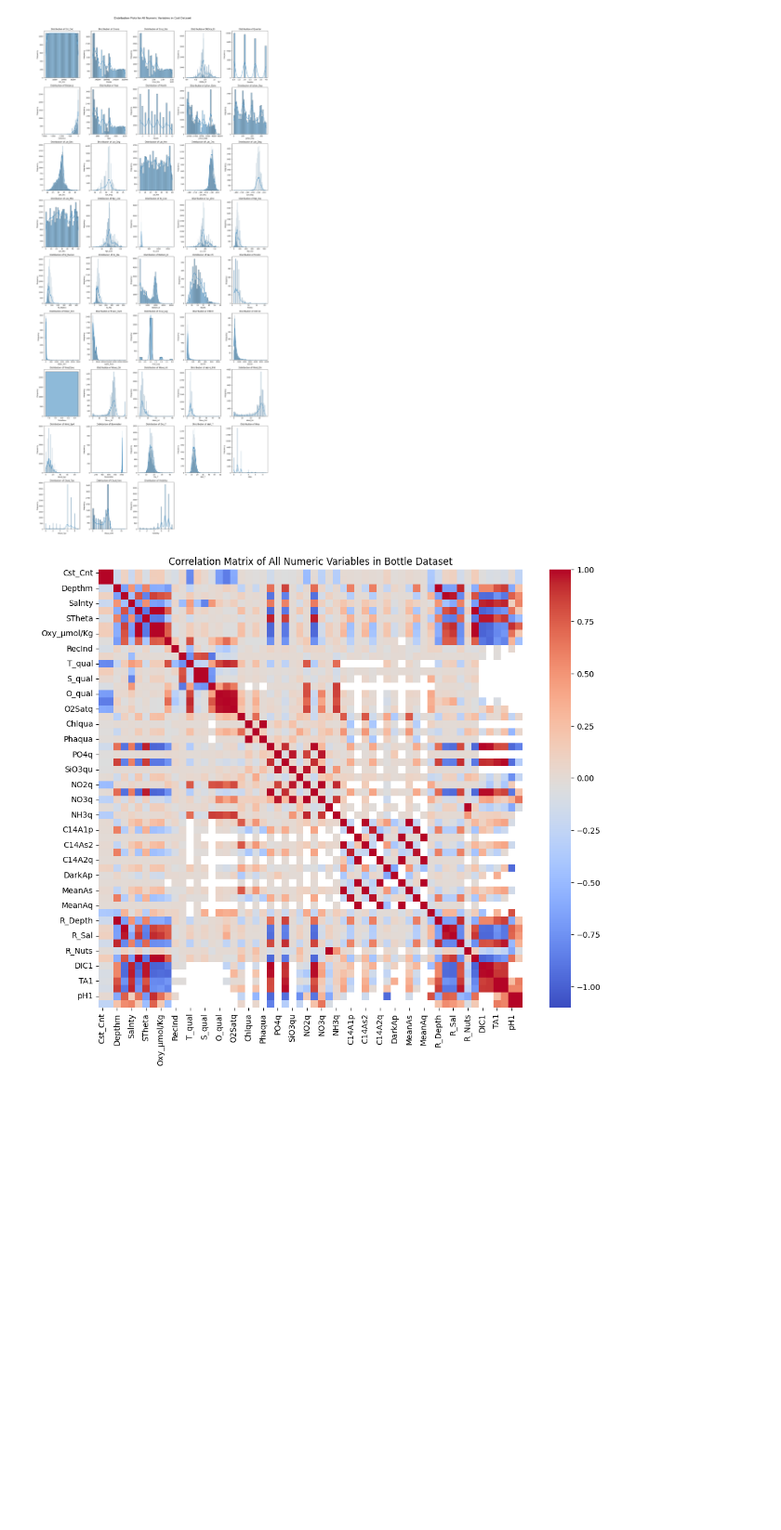
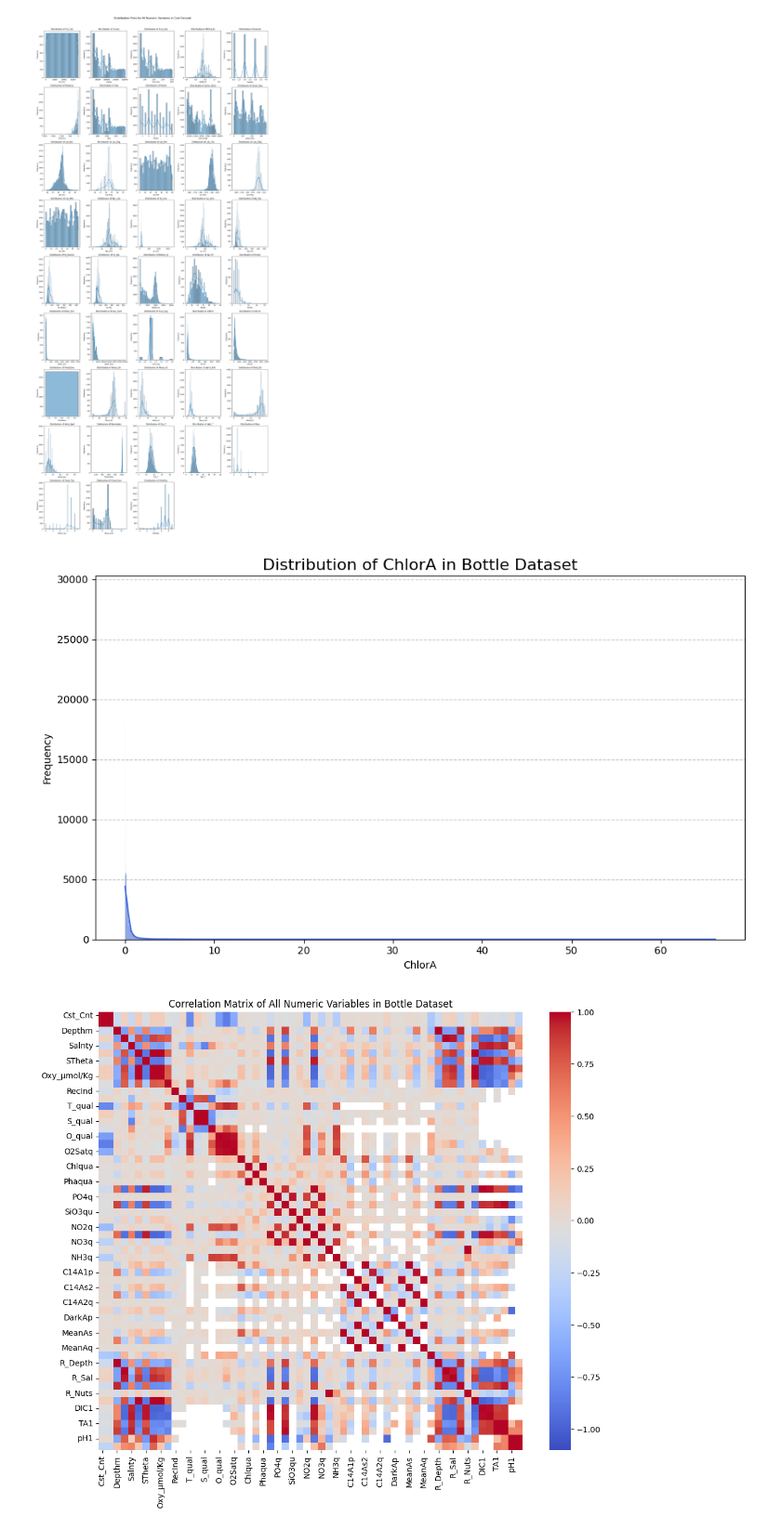
Before and after one commit to Drums180/Geoscientific_Analysis_Project, a Jupyter notebook: data_exploration.ipynb, the cells around one changed output. Shown at 93% size. Cells and saved outputs as stored; diff of their text form; code cells hidden in the pictures; blank space fills up the shorter version.

```diff
--- a/data_exploration.ipynb
+++ b/data_exploration.ipynb
@@ -108,6 +119,30 @@ plot_all_distributions(cast_data, 'Distribution Plots for All Numeric Variables
 # %% [output]
 [figure]
 [figure]
+# %%
+# Function to create a distribution plot for a specific column
+def plot_specific_distribution(data, column_name, title):
+    if column_name not in data.columns:
+        print(f"Column '{column_name}' does not exist in the dataset.")
+        return
+
+    if not pd.api.types.is_numeric_dtype(data[column_name]):
+        print(f"Column '{column_name}' is not numeric and cannot be plotted.")
+        return
+
+    plt.figure(figsize=(10, 6))
+    sns.histplot(data[column_name].dropna(), kde=True, color='#4169E1')  # King Blue for ChlorA
+    plt.title(f'{title}', fontsize=16)
+    plt.xlabel(column_name)
+    plt.ylabel('Frequency')
+    plt.grid(axis='y', linestyle='--', alpha=0.7)
+    plt.tight_layout()
+    plt.show()
+
+# Plot distribution for the ChlorA column in the Bottle Dataset
+plot_specific_distribution(bottle_data, 'ChlorA', 'Distribution of ChlorA in Bottle Dataset')
+# %% [output]
+[figure, added]
 # %%
 # Function to create a correlation matrix heatmap for a dataset without text annotations
 def plot_correlation_matrix_no_text(data, title):
```
Also changed, not shown: parts of 1 cell of this notebook, 3 other files.
